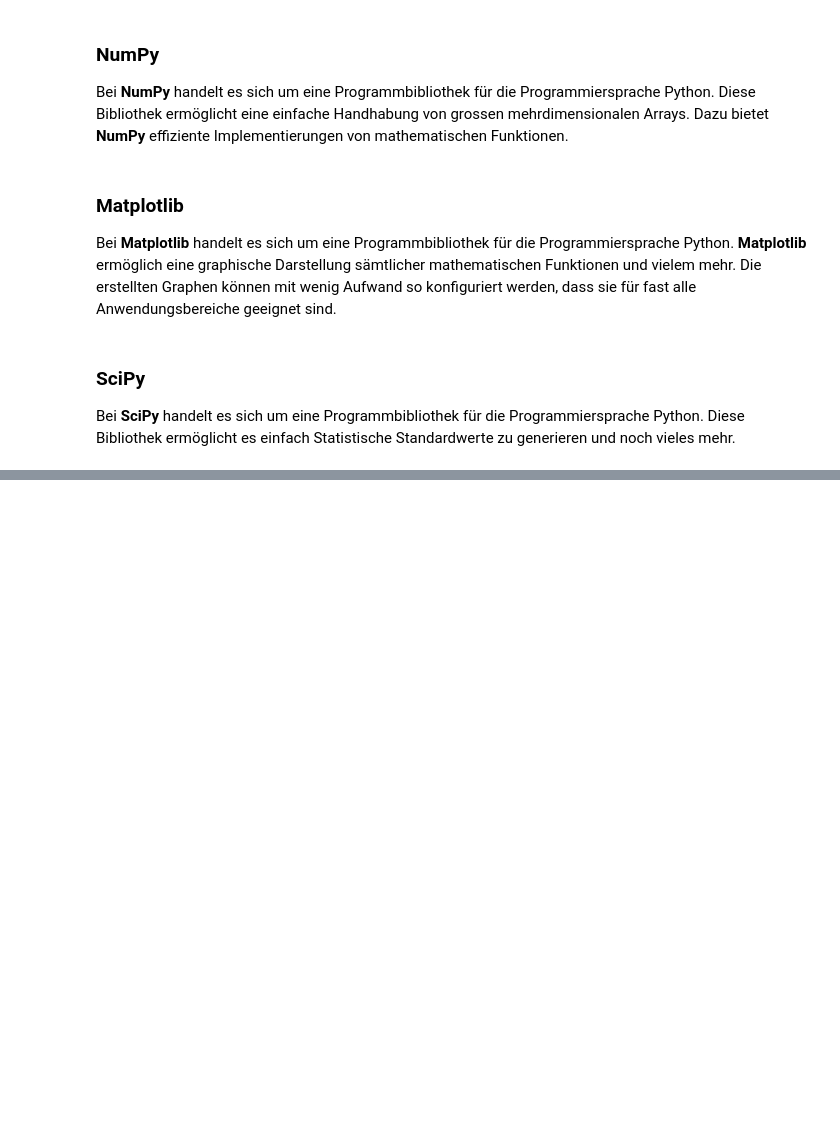
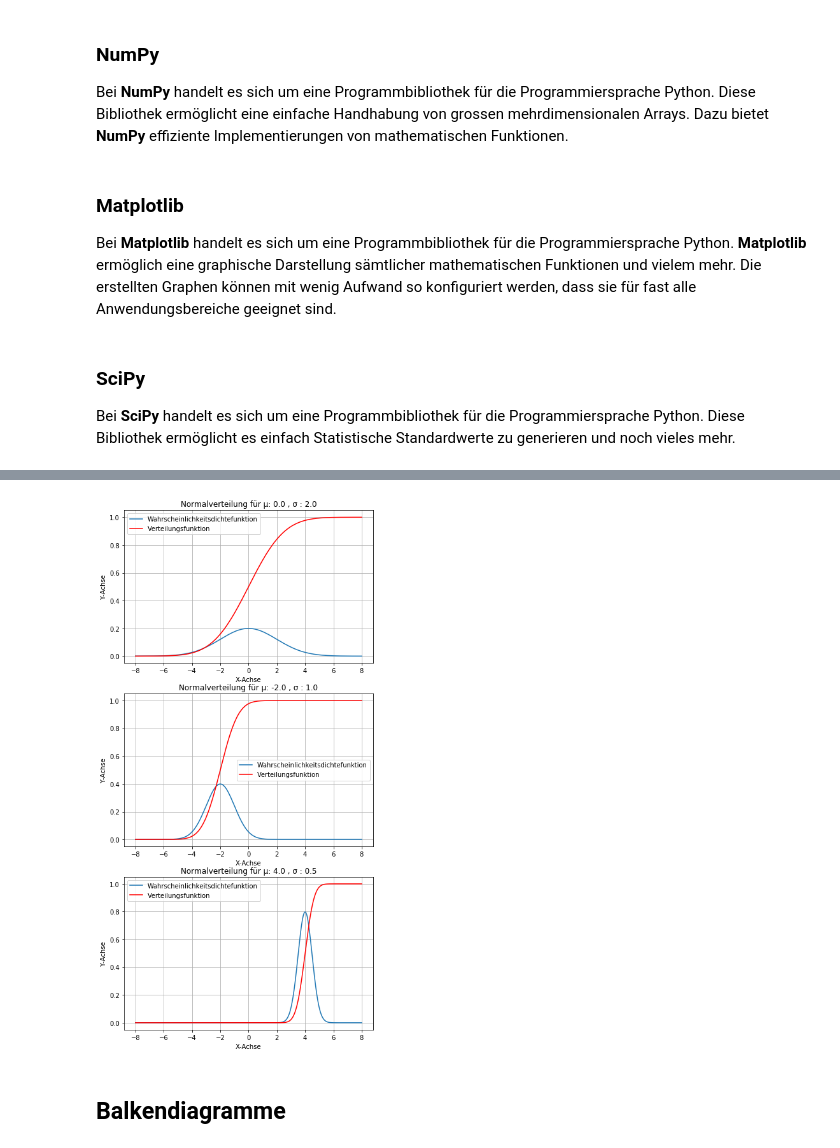
Before and after one commit to cheorges/Analysis-With-Python, a Jupyter notebook: Erstellung von Graphiken mit Matplotlib.ipynb, the cells around one changed output, grey strips where cells are left out. Cells and saved outputs as stored; diff of their text form; code cells hidden in the pictures; blank space fills up the shorter version.

```diff
--- a/Erstellung von Graphiken mit Matplotlib.ipynb
+++ b/Erstellung von Graphiken mit Matplotlib.ipynb
@@ -112,0 +137,40 @@ plt.show()
+# %%
+def normalCDF(x, mu, sigma):
+    """  Generiert eine Normalverteilung als Verteilungsfunktion
+        :param array x: Normalverteite Daten
+        :param float mu: Mittelwert
+        :param float sigma: Standartabweichung
+        :retrun x, y: Berechneten Daten für die X- und Y-Achse
+    """
+
+    y = scipy.stats.norm.cdf(x, mu, sigma)
+    return x, y
+# %%
+# Erstellt 1'000 Normalverteilte Daten zwsichen -8.0 und 8.0
+x = np.linspace(-8.0, 8.0, 1000)
+
+plt.figure(figsize=(7,15))
+
+mu_simga = [(0.0, 2.0), (-2.0, 1.0), (4.0, 0.5)]
+for i, values in enumerate(mu_simga, start=1):
+
+    mu, sigma = values[0], values[1]
+
+    plt.subplot(3, 1, i)
+    plt.title(f'Normalverteilung für \u03BC: {mu} , \u03C3 : {sigma}')
+    plt.xlabel('X-Achse')
+    plt.ylabel('Y-Achse')
+    plt.grid(True)
+
+    x, y = normalPDF(x, mu, sigma)
+    plt.plot(x, y, label='Wahrscheinlichkeitsdichtefunktion')
+    x, y = normalCDF(x, mu, sigma)
+    plt.plot(x, y, "r-", label=f'Verteilungsfunktion')
+    plt.legend()
+
+
+plt.show()
+# %% [output]
+[figure, added]
+# %% [markdown]
+## Balkendiagramme
```
Also changed, not shown: parts of 14 cells of this notebook.
